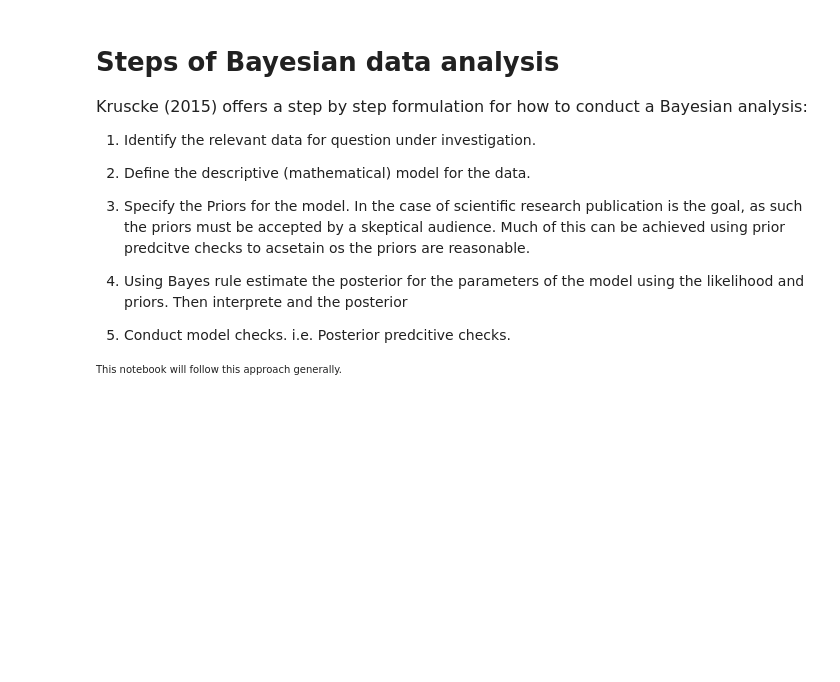
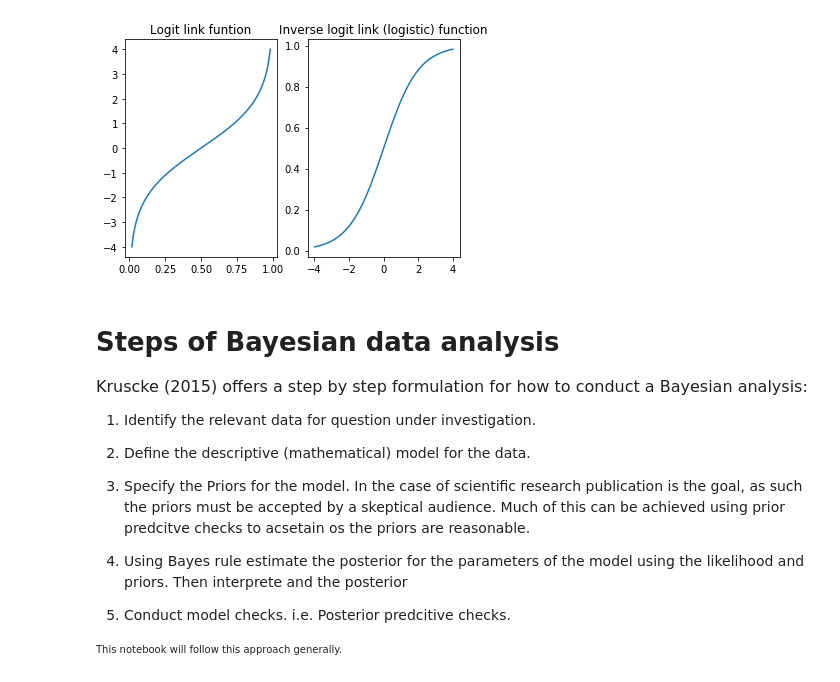
Before and after one commit to ebrlab/Statistical-methods-for-research-workers-psychology-and-neuroscience, a Jupyter notebook: notebooks/Bayesian logistic regression.ipynb, the cells around one changed output. Drawn from its saved outputs; the diff is of its cells as text; code cells hidden in the pictures; blank space fills up the shorter version.

```diff
--- a/notebooks/Bayesian logistic regression.ipynb
+++ b/notebooks/Bayesian logistic regression.ipynb
@@ -46,3 +70,19 @@ To begin lets us review what logistic regression is and it applications. Gelman,
+# %%
+# Generate numbers from logistic function
+y = np.linspace(-4, 4, num = 1000)
+x = stats.logistic.cdf(y)
+
+# plot logit function
+plt.subplot(1, 2, 1);
+plt.plot(x,y);
+plt.title("Logit link funtion");
+
+# plot inverse logit function
+plt.subplot(1, 2, 2);
+plt.plot(y,x);
+plt.title("Inverse logit link (logistic) function");
+# %% [output]
+[figure, added]
 # %% [markdown]
 # Steps of Bayesian data analysis
 
```
Also changed, not shown: parts of 17 cells of this notebook.
